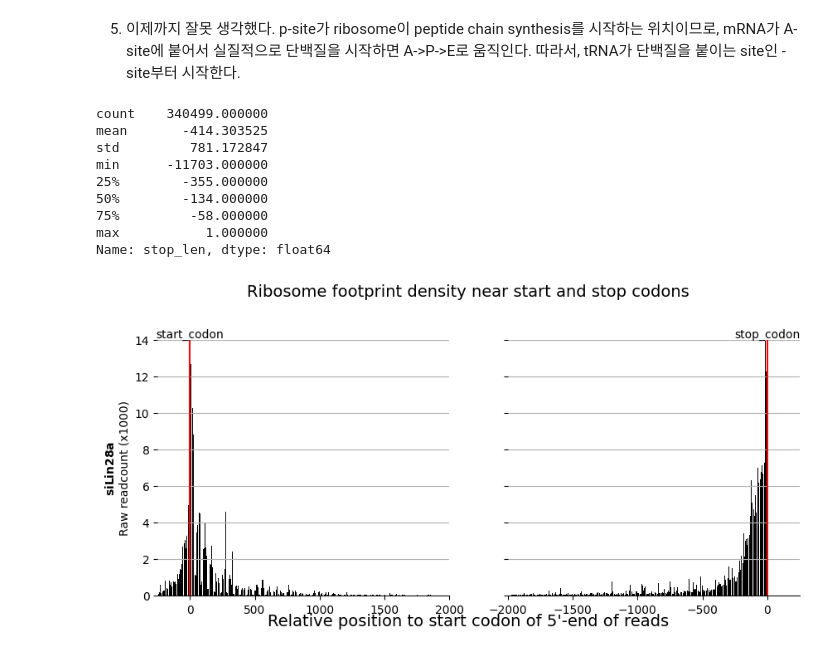
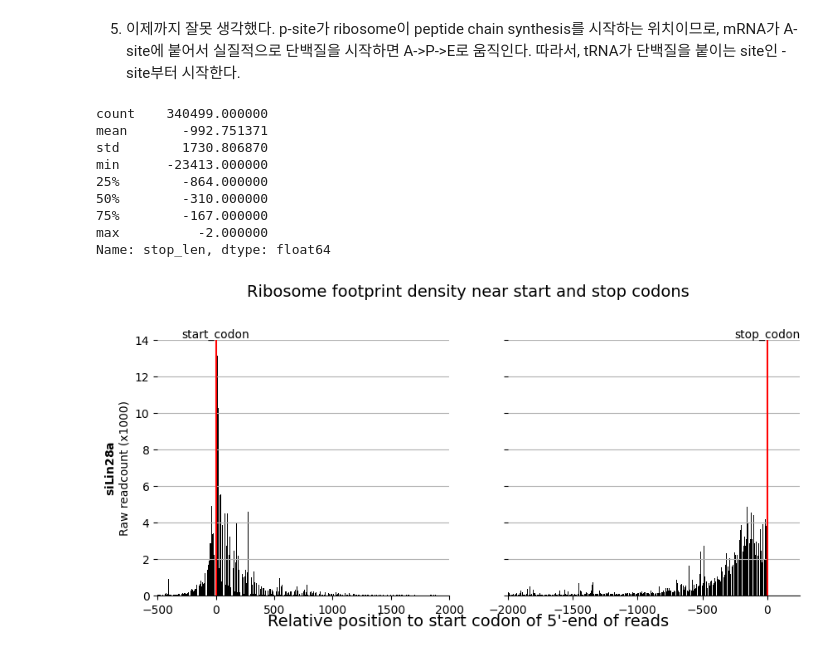
Before and after one commit to WoobeenJeong/miRNA_motif_finding, a Jupyter notebook: CoLab_TermProj_2023_2.ipynb, the cells around one changed output. Cells and saved outputs as stored; diff of their text form; code cells hidden in the pictures.

```diff
--- a/CoLab_TermProj_2023_2.ipynb
+++ b/CoLab_TermProj_2023_2.ipynb
@@ -507,54 +507,54 @@ plt.show()
 # %% [markdown]
 5. 이제까지 잘못 생각했다. p-site가 ribosome이 peptide chain synthesis를 시작하는 위치이므로, mRNA가 A-site에 붙어서 실질적으로 단백질을 시작하면 A->P->E로 움직인다. 따라서, tRNA가 단백질을 붙이는 site인 -site부터 시작한다.
 # %%
-trsc['stop_len'] = (trsc['frag_stop']-trsc['psite'])-(trsc['Stop']-trsc['psite'])
+trsc['stop_len'] = (trsc['frag_start']-trsc['Stop'])-(trsc['Stop']-trsc['psite'])
 trsc['stop_len'].describe()
 # %% [output]
 count    340499.000000
-mean       -414.303525
-std         781.172847
-min      -11703.000000
-25%        -355.000000
-50%        -134.000000
-75%         -58.000000
-max           1.000000
+mean       -992.751371
+std        1730.806870
+min      -23413.000000
+25%        -864.000000
+50%        -310.000000
+75%        -167.000000
+max          -2.000000
 Name: stop_len, dtype: float64
 # %%
 import matplotlib.pyplot as plt
 
 trsc['start_len'] = trsc['frag_start'] - trsc['psite']
-trsc['stop_len'] = (trsc['frag_start']-trsc['psite'])-(trsc['Stop']-trsc['psite'])
+trsc['stop_len'] = (trsc['frag_start']-trsc['Stop'])-(trsc['Stop']-trsc['psite'])
 trsc['readcount1000'] = trsc['readcount']/1000
 startgrp = trsc.groupby('start_len')['readcount1000'].sum()
 stopgrp = trsc.groupby('stop_len')['readcount1000'].sum()
 
 fig, axs = plt.subplots(1, 2, figsize=(10, 4), sharey=True)
 
 axs[0].bar(startgrp.index, startgrp.values, color='black')
 axs[0].set_ylabel(r'$\bf{siLin28a}$' + '\n' +'Raw readcount (x1000)')
 axs[0].grid(axis='y')
 axs[0].spines['top'].set_visible(False)
 axs[0].spines['left'].set_visible(False)
 axs[0].spines['right'].set_visible(False)
 axs[0].set_ylim(0, 14)
 axs[0].set_xlim(-500, 2000)
 axs[0].axvline(x=0, color='red')
 axs[0].text(0, axs[0].get_ylim()[1], 'start_codon', ha='center', va='bottom')
 
 axs[1].bar(stopgrp.index, stopgrp.values, color='black')
 axs[1].grid(axis='y')
 axs[1].spines['top'].set_visible(False)
 axs[1].spines['left'].set_visible(False)
 axs[1].spines['right'].set_visible(False)
 axs[1].set_ylim(0, 14)
 axs[1].set_xlim(-2000, 250)
 axs[1].axvline(x=0, color='red')
 axs[1].text(0, axs[1].get_ylim()[1], 'stop_codon', ha='center', va='bottom')
 
 
 fig.suptitle('Ribosome footprint density near start and stop codons', fontsize=14, y=1.05)
 fig.text(0.5, 0.02, 'Relative position to start codon of 5\'-end of reads', fontsize=14, ha='center')
 
 plt.show()
 # %% [output]
-[figure, old version]
+[figure, new version]
```
Also changed, not shown: parts of 2 cells of this notebook.
